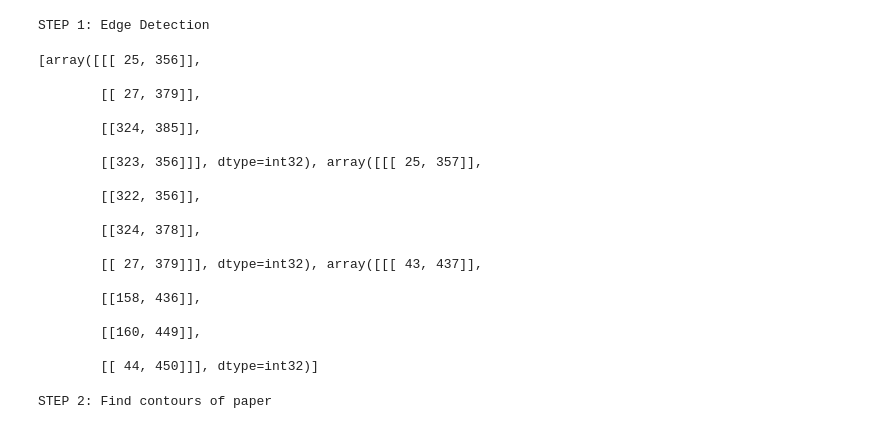
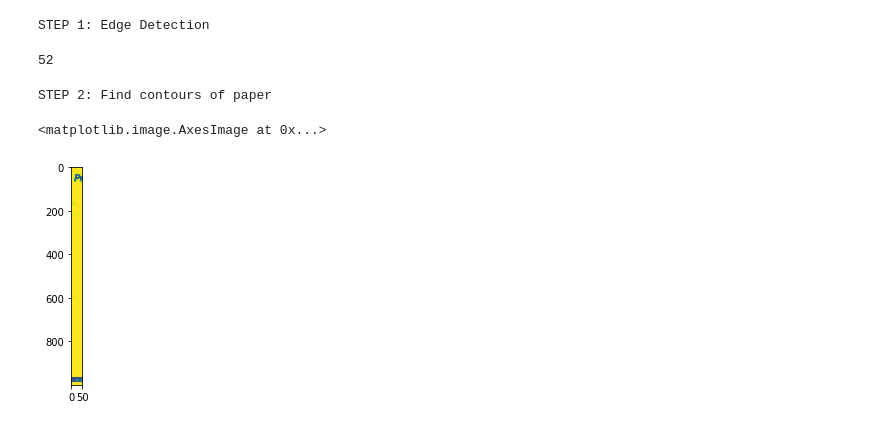
Before and after one commit to ryancier/Rovers, a Jupyter notebook: jn/Contoures.ipynb, the cells around one changed output. Cells and saved outputs as stored; diff of their text form; code cells hidden in the pictures.

Commit message:
contours

```diff
--- a/jn/Contoures.ipynb
+++ b/jn/Contoures.ipynb
@@ -7,8 +7,8 @@ from matplotlib import pyplot as plt
 
 # Importing the one of the image files (PNG in this case due to the lossless compression algorithm - we should read directly into Python from PDF though)
 
-#image = cv2.imread('../msk_RF1-0.png',cv2.IMREAD_GRAYSCALE)
-image = cv2.imread('../msk_RF1-0.png')
+image = cv2.imread('../msk_RF1-0.png',cv2.IMREAD_GRAYSCALE)
+#image = cv2.imread('../msk_RF1-0.png')
 
 #from pyimagesearch.transform import four_point_transform
 from skimage.filters import threshold_local
@@ -16,14 +16,14 @@ import numpy as np
 import argparse
 import imutils
 # %%
-ratio = image.shape[0] / 500.0
+ratio = image.shape[0] / 50.0
 orig = image.copy()
-image = imutils.resize(image, height = 500)
+image = imutils.resize(image, height=1000)
 
 # convert the image to grayscale, blur it, and find edges
 # in the image
-gray = cv2.cvtColor(image, cv2.COLOR_BGR2GRAY)
-gray = cv2.GaussianBlur(gray, (5, 5), 0)
+#gray = cv2.cvtColor(image, cv2.COLOR_BGR2GRAY)
+gray = cv2.GaussianBlur(image, (5, 5), 0)
 edged = cv2.Canny(gray, 75, 200)
 
 # show the original image and the edge detected image
@@ -64,28 +64,10 @@ for c in cl_map:
     # can assume that we have found our screen
     if len(c) == 4:
         contours+=[c]
-# %%
-contours
-# %% [output]
-[array([[[ 25, 356]],
-
-        [[ 27, 379]],
-
-        [[324, 385]],
-
-        [[323, 356]]], dtype=int32), array([[[ 25, 357]],
-
-        [[322, 356]],
-
-        [[324, 378]],
-
-        [[ 27, 379]]], dtype=int32), array([[[ 43, 437]],
-
-        [[158, 436]],
-
-        [[160, 449]],
-
-        [[ 44, 450]]], dtype=int32)]
+# %%
+contours[0][0][0][0]
+# %% [output]
+52
 # %%
 # show the contour (outline) of the piece of paper
 print("STEP 2: Find contours of paper")
@@ -97,2 +79,12 @@ cv2.destroyAllWindows()
 # %% [output]
 STEP 2: Find contours of paper
+# %%
+splits = (image[:, :contours[0][0][0][0] ],
+          image[:,  contours[0][1][0][0]:],
+
+residual = image[:, contours[0][0][0][0]:contours[0][1][0][0]]
+# %%
+plt.imshow(splits[0])
+# %% [output]
+<matplotlib.image.AxesImage at 0x...>
+[figure, added]
```
Also changed, not shown: parts of 3 cells of this notebook, 1 other file.
